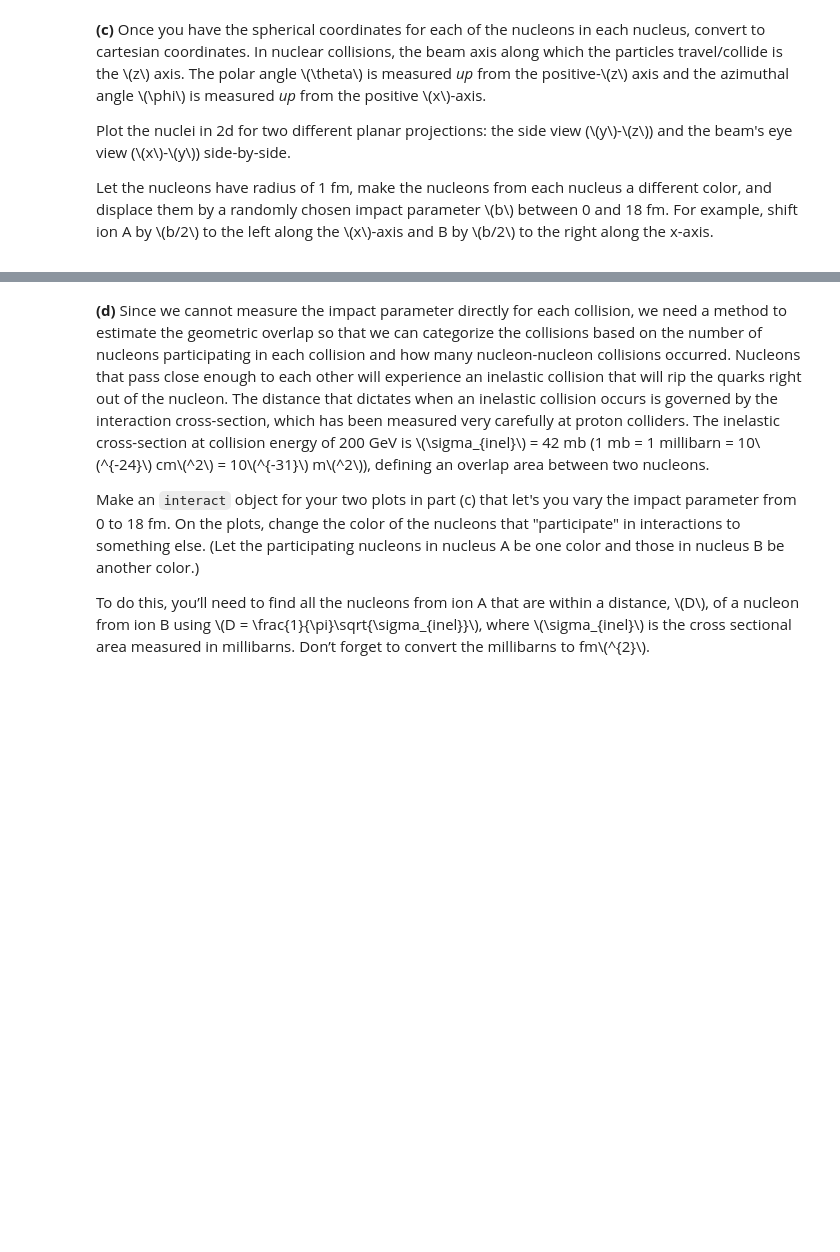
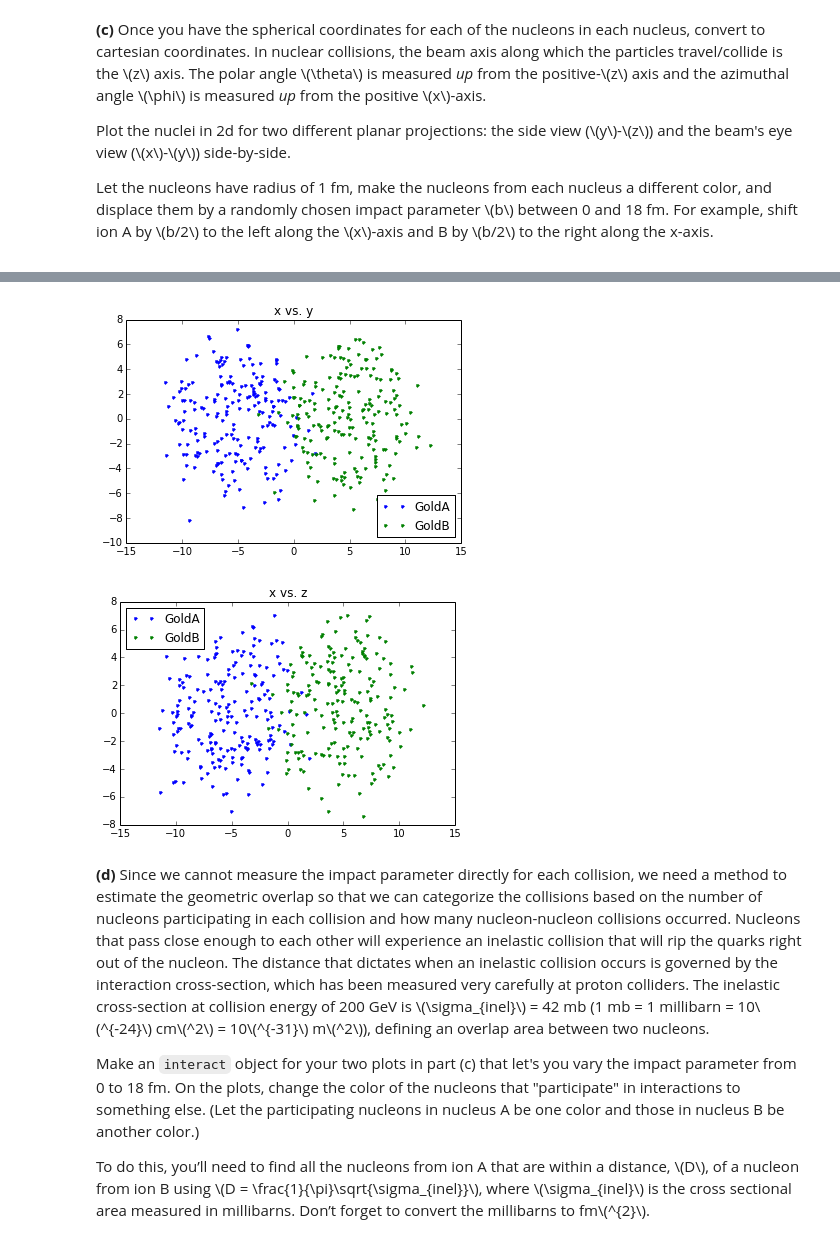
Before and after one commit to slewis06/PHYS202-S14, a Jupyter notebook: SciPy/RandomAndMCExercises.ipynb, the cells around one changed output, grey strips where cells are left out. Saved outputs shown, nothing was run; the diff lists cells and outputs as text; code cells hidden in the pictures; blank space fills up the shorter version.

```diff
--- a/SciPy/RandomAndMCExercises.ipynb
+++ b/SciPy/RandomAndMCExercises.ipynb
@@ -378,3 +522,24 @@ u = 2*np.pi*np.arange(0,1,0.001)
+# %%
+#b == 10
+xAshift = xA - 5
+xBshift = xB + 5
+
+plt.plot(xAshift, yA, '.',label='GoldA')
+plt.plot(xBshift, yB, '.',label='GoldB')
+plt.title('x vs. y')
+plt.legend(loc='best')
+plt.show()
+
+plt.figure()
+
+plt.plot(xAshift, zA, '.',label='GoldA')
+plt.plot(xBshift, zB, '.',label='GoldB')
+plt.title('x vs. z')
+plt.legend(loc='best')
+plt.show()
+# %% [output]
+[figure, added]
+[figure, added]
 # %% [markdown]
 <div class="inner_cell">
 <div class="text_cell_render border-box-sizing rendered_html">
```
Also changed, not shown: parts of 14 cells of this notebook.
